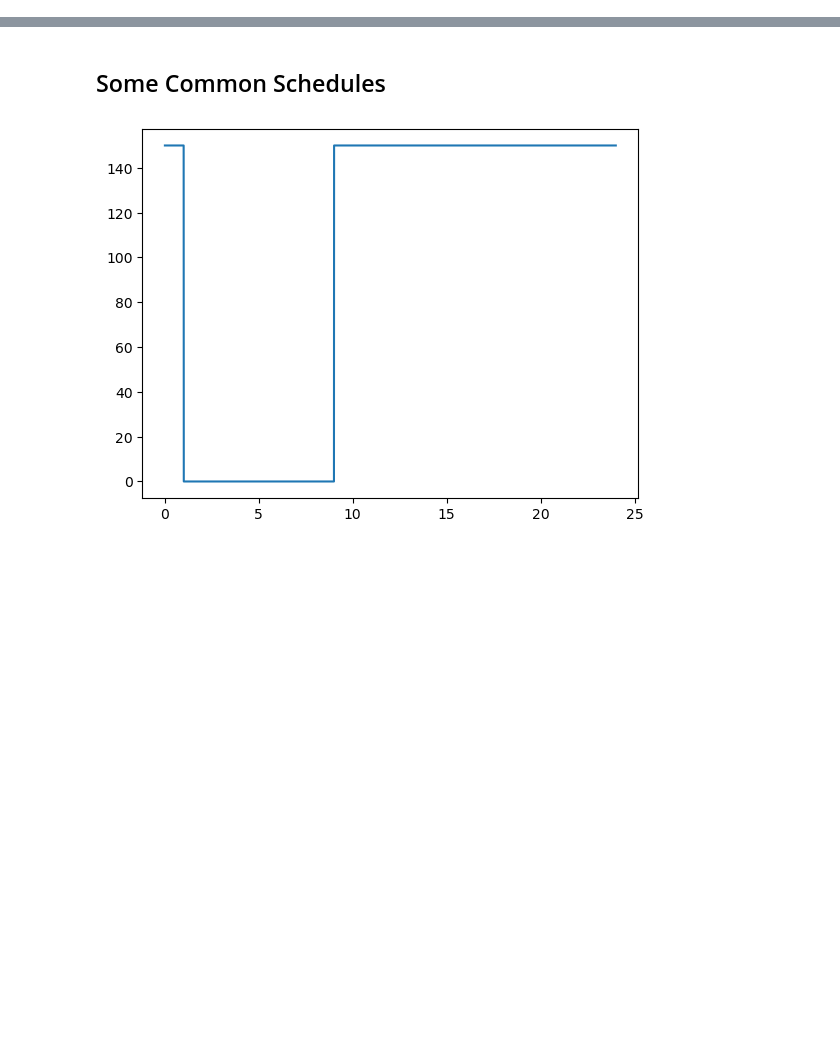
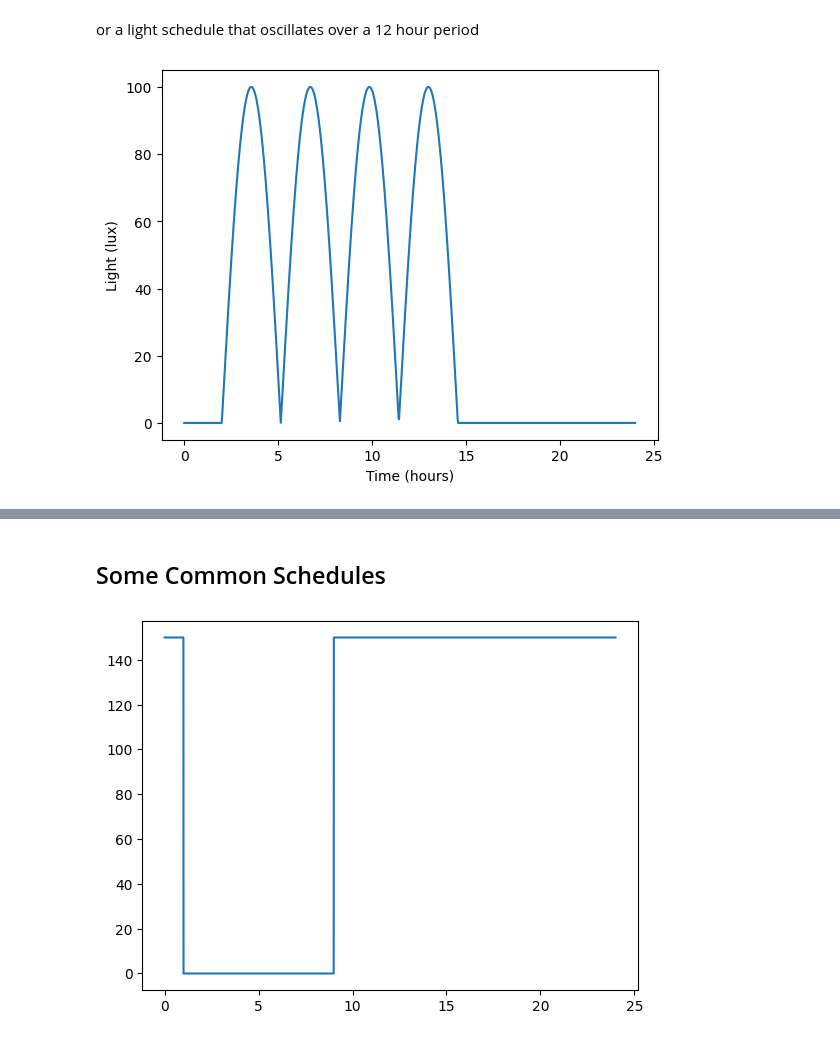
Before and after one commit to Arcascope/circadian, a Jupyter notebook: nbs/01_lights.ipynb, the cells around one changed output, grey strips where cells are left out. Drawn from its saved outputs; the diff is of its cells as text; code cells hidden in the pictures; blank space fills up the shorter version.

```diff
--- a/nbs/01_lights.ipynb
+++ b/nbs/01_lights.ipynb
@@ -161,0 +282,13 @@ class Light:
+# %% [markdown]
+or a light schedule that oscillates over a 12 hour period
+# %%
+def oscillate(t):
+    return np.abs(100.0*np.sin(t-2.0))
+
+schedule = Light(oscillate, start_time=2.0, duration=4*np.pi)
+time = np.linspace(0.0, 24.0, 1000)
+plt.plot(time, schedule(time));
+plt.xlabel('Time (hours)');
+plt.ylabel('Light (lux)');
+# %% [output]
+[figure, added]
```
Also changed, not shown: parts of 26 cells of this notebook.
